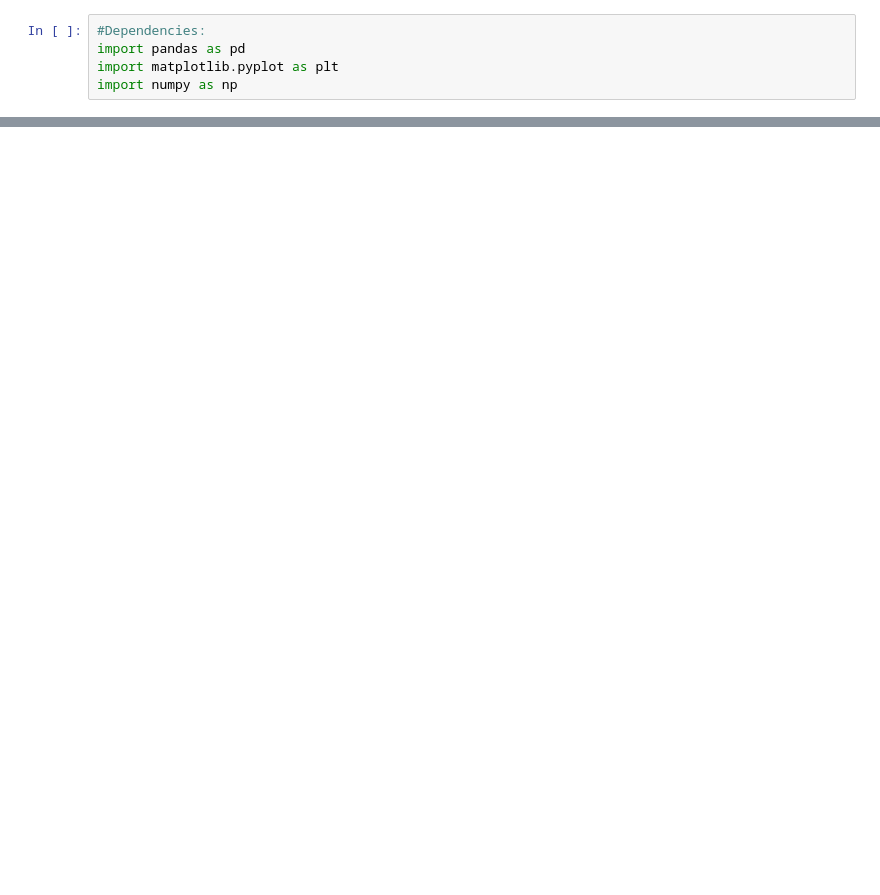
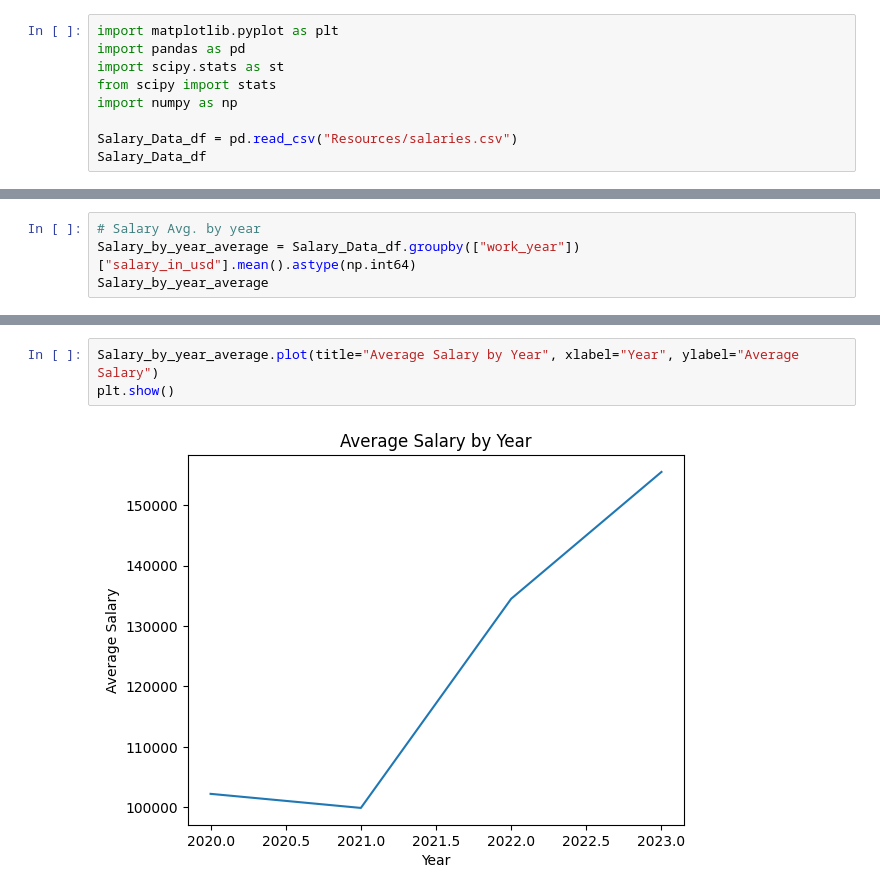
Before and after one commit to thundich/Project-1, a Jupyter notebook: Salaryexperiencefile.ipynb, the cells around one changed output, grey strips where cells are left out. Cells and saved outputs as stored; diff of their text form; blank space fills up the shorter version.

Commit message:
Updating to salaries.csv to push

```diff
--- a/Salaryexperiencefile.ipynb
+++ b/Salaryexperiencefile.ipynb
@@ -1,5 +1,9 @@
 # %%
-#Dependencies:
+import matplotlib.pyplot as plt
 import pandas as pd
-import matplotlib.pyplot as plt
+import scipy.stats as st
+from scipy import stats
 import numpy as np
+
+Salary_Data_df = pd.read_csv("Resources/salaries.csv")
+Salary_Data_df
@@ -181,0 +24,4 @@ plt.show()
+# %%
+# Salary Avg. by year
+Salary_by_year_average = Salary_Data_df.groupby(["work_year"])["salary_in_usd"].mean().astype(np.int64)
+Salary_by_year_average
@@ -181,0 +55,5 @@ plt.show()
+# %%
+Salary_by_year_average.plot(title="Average Salary by Year", xlabel="Year", ylabel="Average Salary")
+plt.show()
+# %% [output]
+[figure, added]
```
Also changed, not shown: parts of 23 cells of this notebook.
